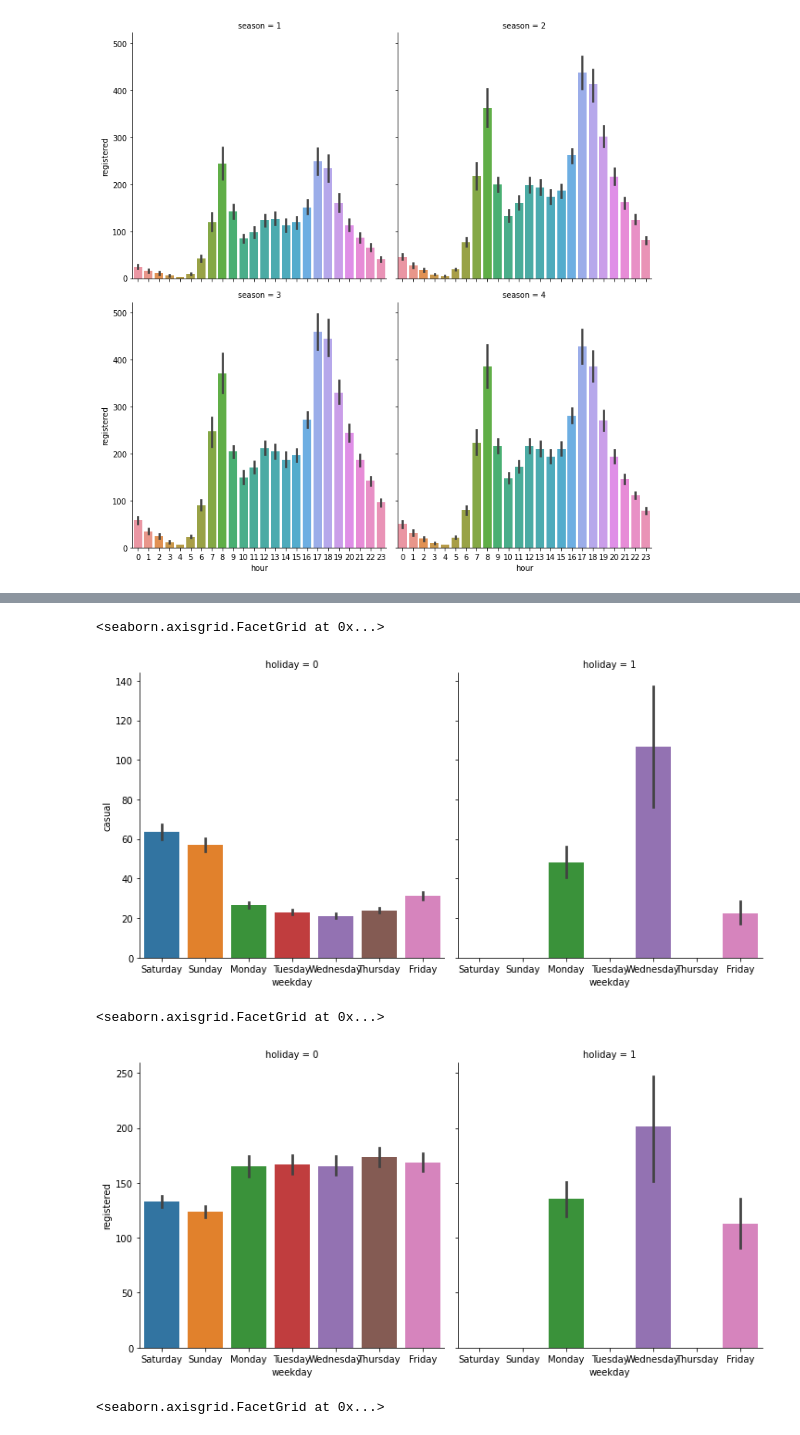
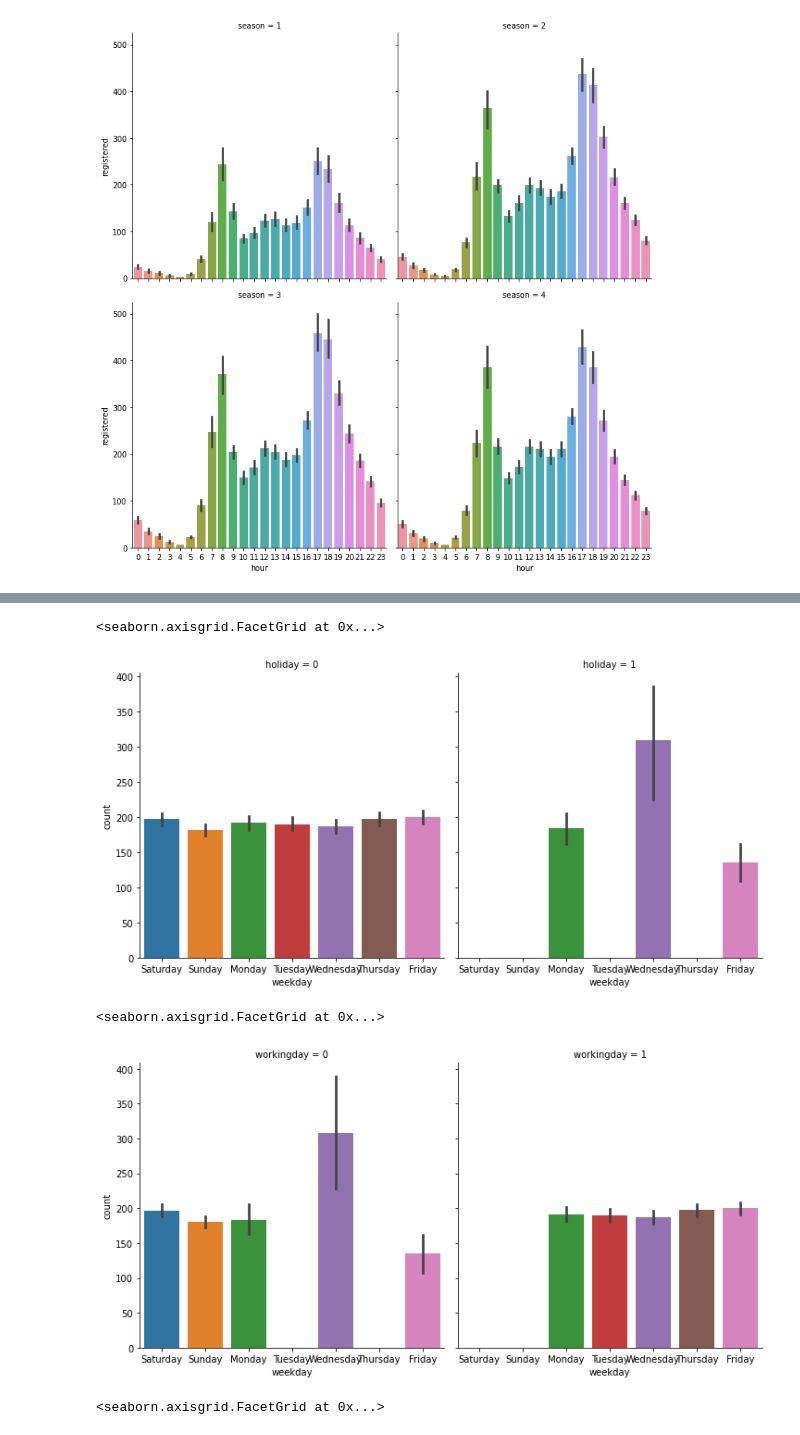
Before and after one commit to mfriebel/DS_projects, a Jupyter notebook: week03/projekt_wk03_MF.ipynb, the cells around one changed output, grey strips where cells are left out. Drawn from its saved outputs; the diff is of its cells as text; code cells hidden in the pictures.

```diff
--- a/week03/projekt_wk03_MF.ipynb
+++ b/week03/projekt_wk03_MF.ipynb
@@ -120,11 +179,11 @@ sns.catplot(x='hour', y='registered', data=X_train, col='season', col_wrap=2, ki
 # %%
-sns.catplot(x='weekday', y='casual', data=X_train, col='holiday', col_wrap=2, kind='bar')
+sns.catplot(x='weekday', y='count', data=data_train, col='holiday', col_wrap=2, kind='bar')
 # %% [output]
 <seaborn.axisgrid.FacetGrid at 0x...>
-[figure, old version]
+[figure, new version]
 # %%
-sns.catplot(x='weekday', y='registered', data=X_train, col='holiday', col_wrap=2, kind='bar')
+sns.catplot(x='weekday', y='count', data=data_train, col='workingday', col_wrap=2, kind='bar')
 # %% [output]
 <seaborn.axisgrid.FacetGrid at 0x...>
-[figure, old version]
+[figure, new version]
 # %%
```
Also changed, not shown: parts of 55 cells of this notebook.
